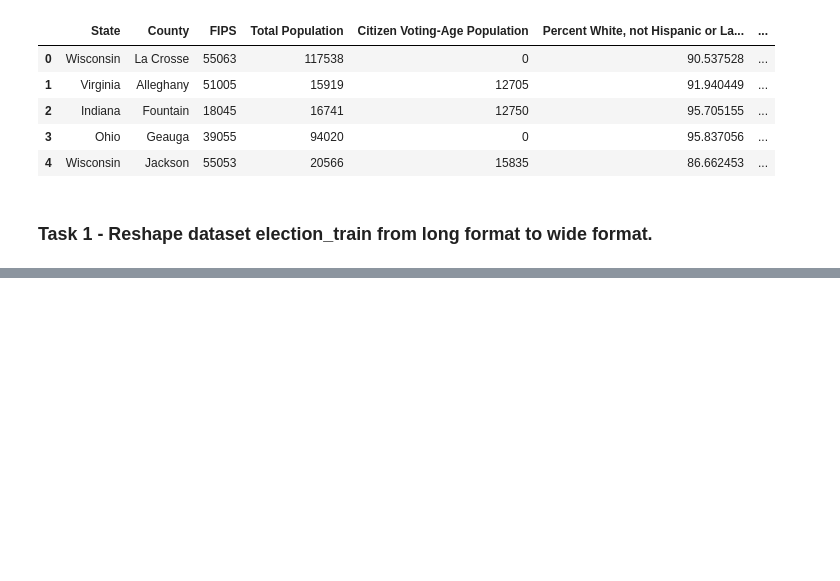
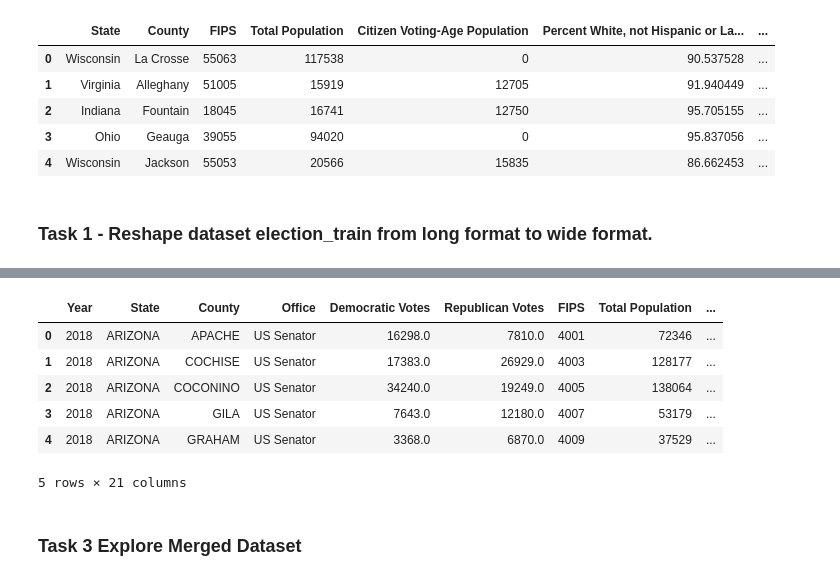
Before and after one commit to keshvi-srivastava/US-Election-Data-Exploration, a Jupyter notebook: Project 1 - US Election Data Exploration.ipynb, the cells around one changed output, grey strips where cells are left out. Saved outputs shown, nothing was run; the diff lists cells and outputs as text; code cells hidden in the pictures; blank space fills up the shorter version.

Commit message:
task1-4 done

```diff
--- a/Project 1 - US Election Data Exploration.ipynb
+++ b/Project 1 - US Election Data Exploration.ipynb
@@ -52,0 +50,6 @@ dtype: int64
+# %%
+# replacing Country with empty/blank string in County name
+wide_format_election_data['County'] = wide_format_election_data['County'].str.replace('County', '')
+# removing widespaces and converting to uppercase -  County and State
+wide_format_election_data[['County', 'State']] = wide_format_election_data[['County', 'State']].apply(lambda x: x.str.strip().str.upper())
+wide_format_election_data.head()
@@ -52,0 +63,17 @@ dtype: int64
+# %%
+# states mapping dictionary
+states = {'AK': 'ALASKA', 'AL': 'ALABAMA', 'AR': 'ARKANSAS', 'AS': 'AMERICAN SAMOA', 'AZ': 'ARIZONA',
+          'CA': 'CALIFORNIA', 'CO': 'COLORADO', 'CT': 'CONNECTICUT', 'DC': 'DISTRICT OF COLUMBIA',
+          'DE': 'DELAWARE', 'FL': 'FLORIDA', 'GA': 'GEORGIA', 'GU': 'GUAM', 'HI': 'HAWAII', 'IA': 'IOWA',
+          'ID': 'IDAHO', 'IL': 'ILLINOIS', 'IN': 'INDIANA', 'KS': 'KANSAS', 'KY': 'KENTUCKY',
+          'LA': 'LOUISIANA', 'MA': 'MASSACHUSETTS', 'MD': 'MARYLAND', 'ME': 'MAINE', 'MI': 'MICHIGAN',
+          'MN': 'MINNESOTA', 'MO': 'MISSOURI', 'MP': 'NORTHERN MARIANA ISLANDS', 'MS': 'MISSISSIPPI',
+          'MT': 'MONTANA', 'NA': 'NATIONAL', 'NC': 'NORTH CAROLINA', 'ND': 'NORTH DAKOTA', 'NE': 'NEBRASKA',
+          'NH': 'NEW HAMPSHIRE', 'NJ': 'NEW JERSEY', 'NM': 'NEW MEXICO', 'NV': 'NEVADA', 'NY': 'NEW YORK',
+          'OH': 'OHIO', 'OK': 'OKLAHOMA', 'OR': 'OREGON', 'PA': 'PENNSYLVANIA', 'PR': 'PUERTO RICO',
+          'RI': 'RHODE ISLAND', 'SC': 'SOUTH CAROLINA', 'SD': 'SOUTH DAKOTA', 'TN': 'TENNESSEE',
+          'TX': 'TEXAS', 'UT': 'UTAH', 'VA': 'VIRGINIA', 'VI': 'VIRGIN ISLANDS', 'VT': 'VERMONT',
+          'WA': 'WASHINGTON', 'WI': 'WISCONSIN', 'WV': 'WEST VIRGINIA', 'WY': 'WYOMING'}
+#replacing state codes with state names in State Column
+wide_format_election_data = wide_format_election_data.replace({"State":states})
+wide_format_election_data.head()
@@ -52,0 +87,4 @@ dtype: int64
+# %%
+# removing widespaces and converting to uppercase -  County and State
+demographic_data[['County', 'State']] = demographic_data[['County', 'State']].apply(lambda x: x.str.strip().str.upper())
+demographic_data.head()
@@ -52,0 +98,14 @@ dtype: int64
+# %%
+# Merging datasets using inner join on columns - State and County
+merged_data = pd.merge(wide_format_election_data, demographic_data, how='inner', on=['State','County'])
+merged_data.head()
+# %% [output]
+|  | Year | State | County | Office | Democratic Votes | Republican Votes | FIPS | Total Population | ... |
+| 0 | 2018 | ARIZONA | APACHE | US Senator | 16298.0 | 7810.0 | 4001 | 72346 | ... |
+| 1 | 2018 | ARIZONA | COCHISE | US Senator | 17383.0 | 26929.0 | 4003 | 128177 | ... |
+| 2 | 2018 | ARIZONA | COCONINO | US Senator | 34240.0 | 19249.0 | 4005 | 138064 | ... |
+| 3 | 2018 | ARIZONA | GILA | US Senator | 7643.0 | 12180.0 | 4007 | 53179 | ... |
+| 4 | 2018 | ARIZONA | GRAHAM | US Senator | 3368.0 | 6870.0 | 4009 | 37529 | ... |
+5 rows × 21 columns
+# %% [markdown]
+### Task 3 Explore Merged Dataset
```
Also changed, not shown: parts of 12 cells of this notebook, 3 other files.
